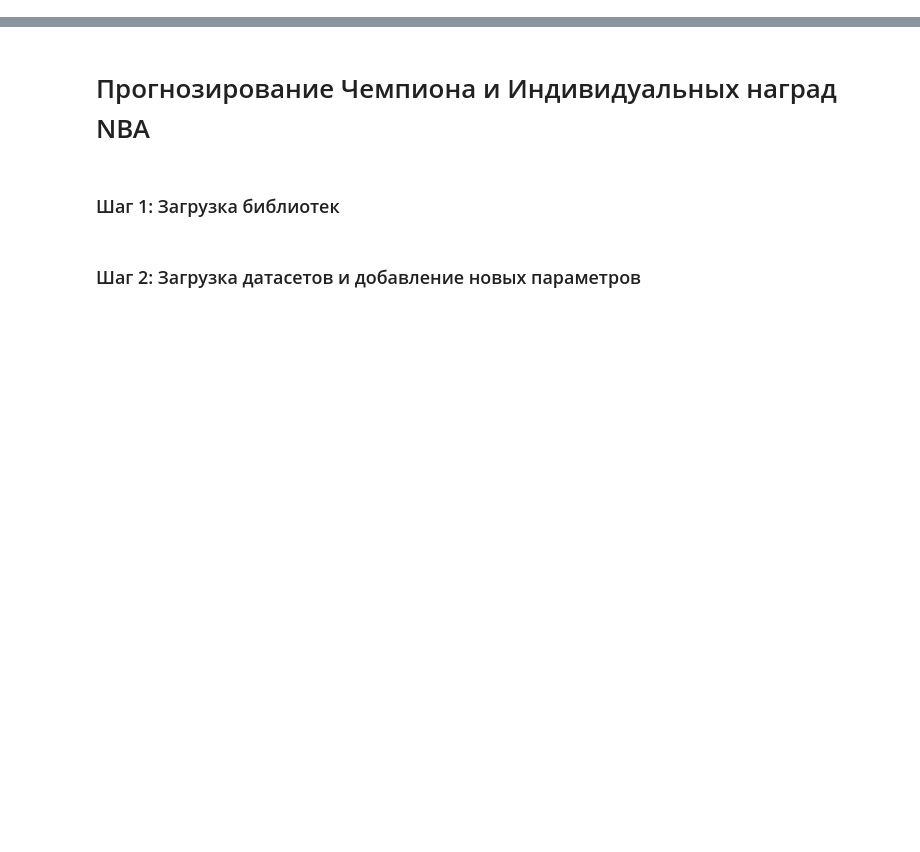
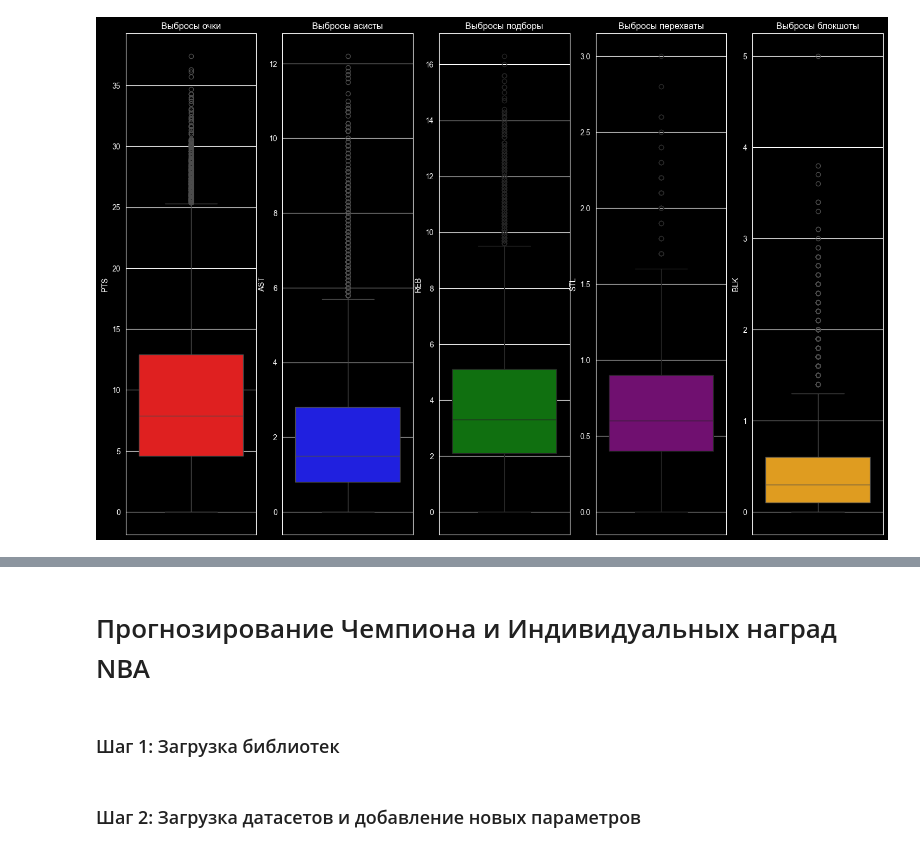
Before and after one commit to ok-Ivan/dz_matprak, a Jupyter notebook: Project_NBA.ipynb, the cells around one changed output, grey strips where cells are left out. Cells and saved outputs as stored; diff of their text form; code cells hidden in the pictures; blank space fills up the shorter version.

```diff
--- a/Project_NBA.ipynb
+++ b/Project_NBA.ipynb
@@ -0,0 +332,21 @@
+# %%
+fig, axes = plt.subplots(1, 5, figsize=(18, 12))
+
+sns.boxplot(data=df_players_clean['PTS'], ax=axes[0], color="red")
+axes[0].set_title('Выбросы очки')
+
+sns.boxplot(data=df_players_clean['AST'], ax=axes[1], color="blue")
+axes[1].set_title('Выбросы асисты')
+
+sns.boxplot(data=df_players_clean['REB'], ax=axes[2], color="green")
+axes[2].set_title('Выбросы подборы')
+
+sns.boxplot(data=df_players_clean['STL'], ax=axes[3], color="purple")
+axes[3].set_title('Выбросы перехваты')
+
+sns.boxplot(data=df_players_clean['BLK'], ax=axes[4], color="orange")
+axes[4].set_title('Выбросы блокшоты')
+
+plt.show()
+# %% [output]
+[figure, added]
```
Also changed, not shown: parts of 53 cells of this notebook.
